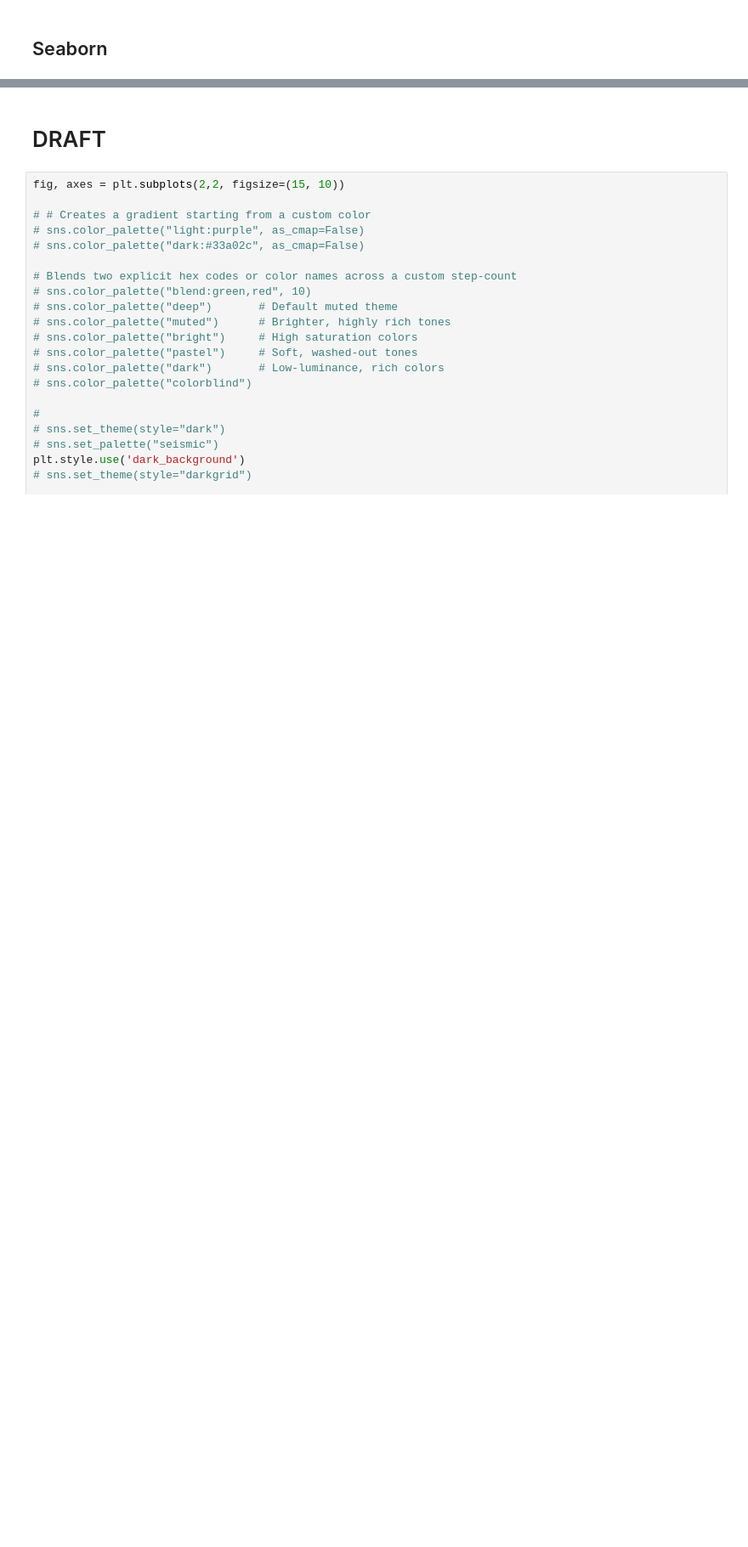
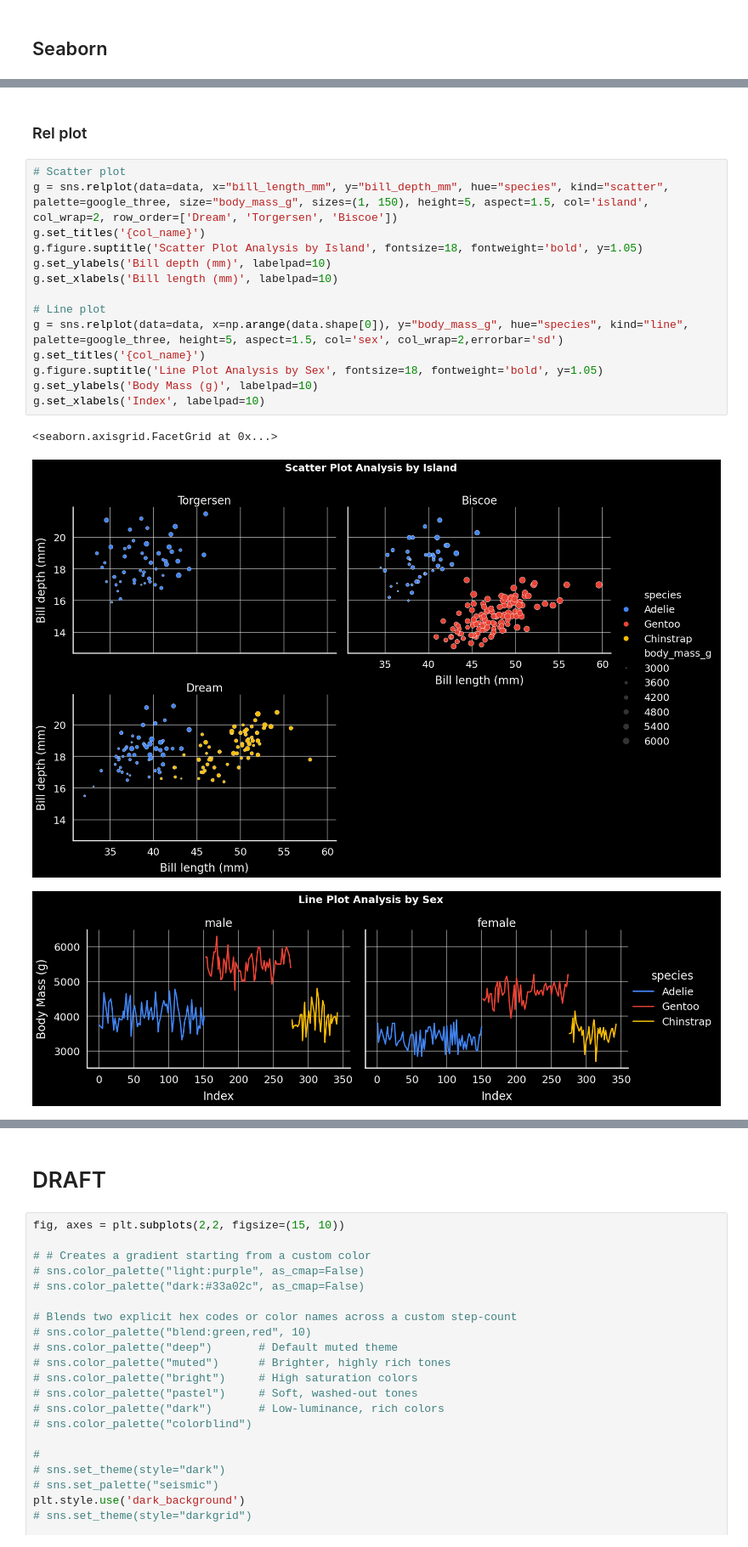
Before and after one commit to carlosjesuscaro/data_analysis_summary, a Jupyter notebook: Visualizations.ipynb, the cells around one changed output, grey strips where cells are left out. Shown at 85% size. Saved outputs shown, nothing was run; the diff lists cells and outputs as text; blank space fills up the shorter version.

```diff
--- a/Visualizations.ipynb
+++ b/Visualizations.ipynb
@@ -265,0 +309,20 @@ plt.show()
+# %% [markdown]
+### Rel plot
+# %%
+# Scatter plot
+g = sns.relplot(data=data, x="bill_length_mm", y="bill_depth_mm", hue="species", kind="scatter", palette=google_three, size="body_mass_g", sizes=(1, 150), height=5, aspect=1.5, col='island', col_wrap=2, row_order=['Dream', 'Torgersen', 'Biscoe'])
+g.set_titles('{col_name}')
+g.figure.suptitle('Scatter Plot Analysis by Island', fontsize=18, fontweight='bold', y=1.05)
+g.set_ylabels('Bill depth (mm)', labelpad=10)
+g.set_xlabels('Bill length (mm)', labelpad=10)
+
+# Line plot
+g = sns.relplot(data=data, x=np.arange(data.shape[0]), y="body_mass_g", hue="species", kind="line", palette=google_three, height=5, aspect=1.5, col='sex', col_wrap=2,errorbar='sd')
+g.set_titles('{col_name}')
+g.figure.suptitle('Line Plot Analysis by Sex', fontsize=18, fontweight='bold', y=1.05)
+g.set_ylabels('Body Mass (g)', labelpad=10)
+g.set_xlabels('Index', labelpad=10)
+# %% [output]
+<seaborn.axisgrid.FacetGrid at 0x...>
+[figure, added]
+[figure, added]
```
Also changed, not shown: parts of 20 cells of this notebook.
